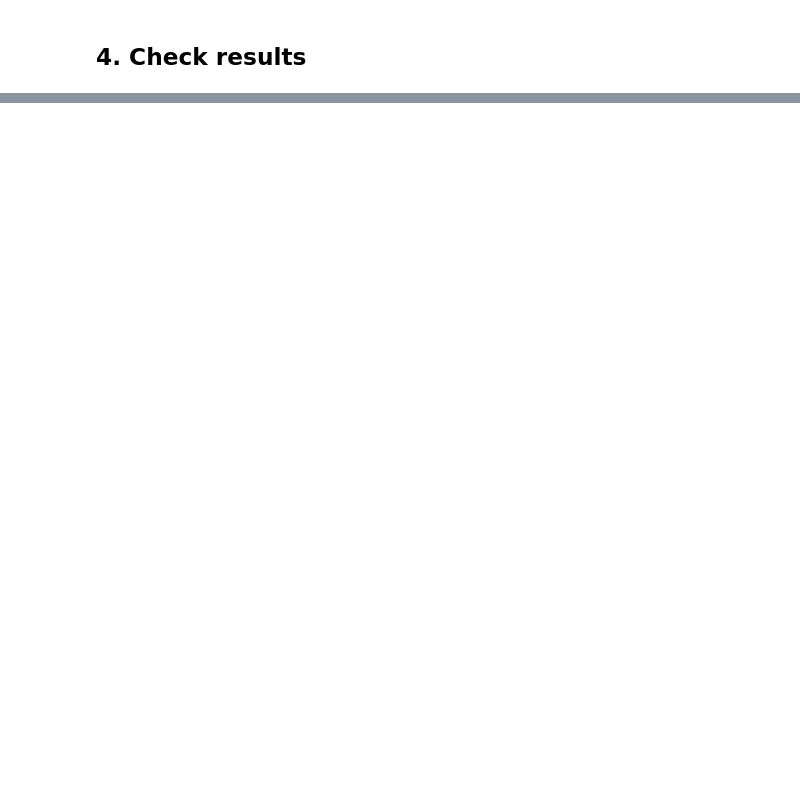
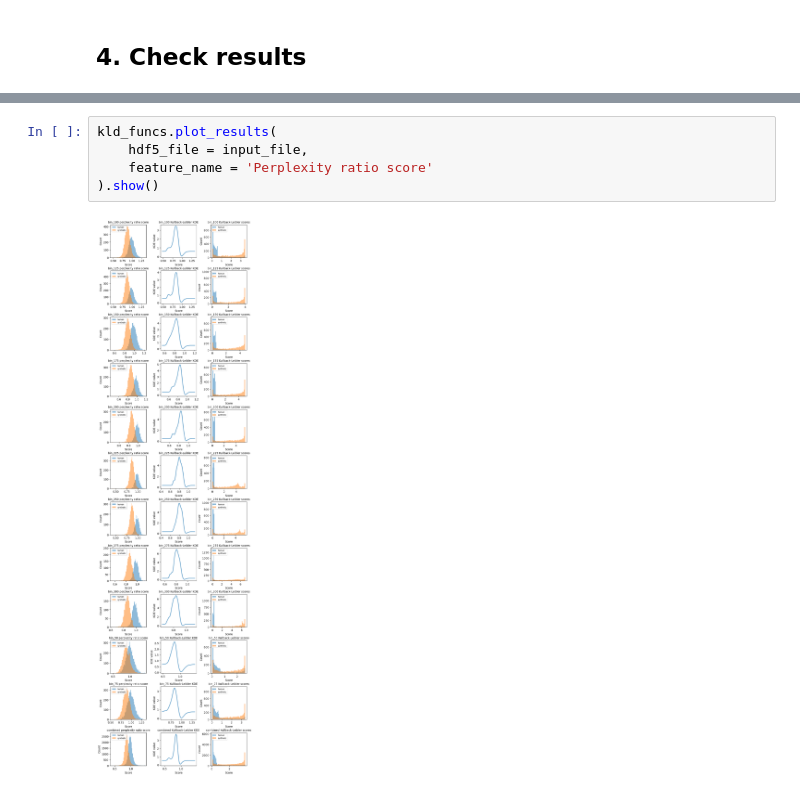
Before and after one commit to gperdrizet/llm_detector, a Jupyter notebook: classifier/notebooks/03.2-length_binned_perplexity_ratio_score.ipynb, the cells around one changed output, grey strips where cells are left out. Drawn from its saved outputs; the diff is of its cells as text; blank space fills up the shorter version.

Commit message:
Adapted length binned TF-IDF notebook to new workflow and added diagnostic plots. Re-ran feature engineering pipeline with updates.

```diff
--- a/classifier/notebooks/03.2-length_binned_perplexity_ratio_score.ipynb
+++ b/classifier/notebooks/03.2-length_binned_perplexity_ratio_score.ipynb
@@ -194,0 +112,7 @@ data_lake.close()
+# %%
+kld_funcs.plot_results(
+    hdf5_file = input_file,
+    feature_name = 'Perplexity ratio score'
+).show()
+# %% [output]
+[figure, added]
```
Also changed, not shown: parts of 4 cells of this notebook, 2 other files.
